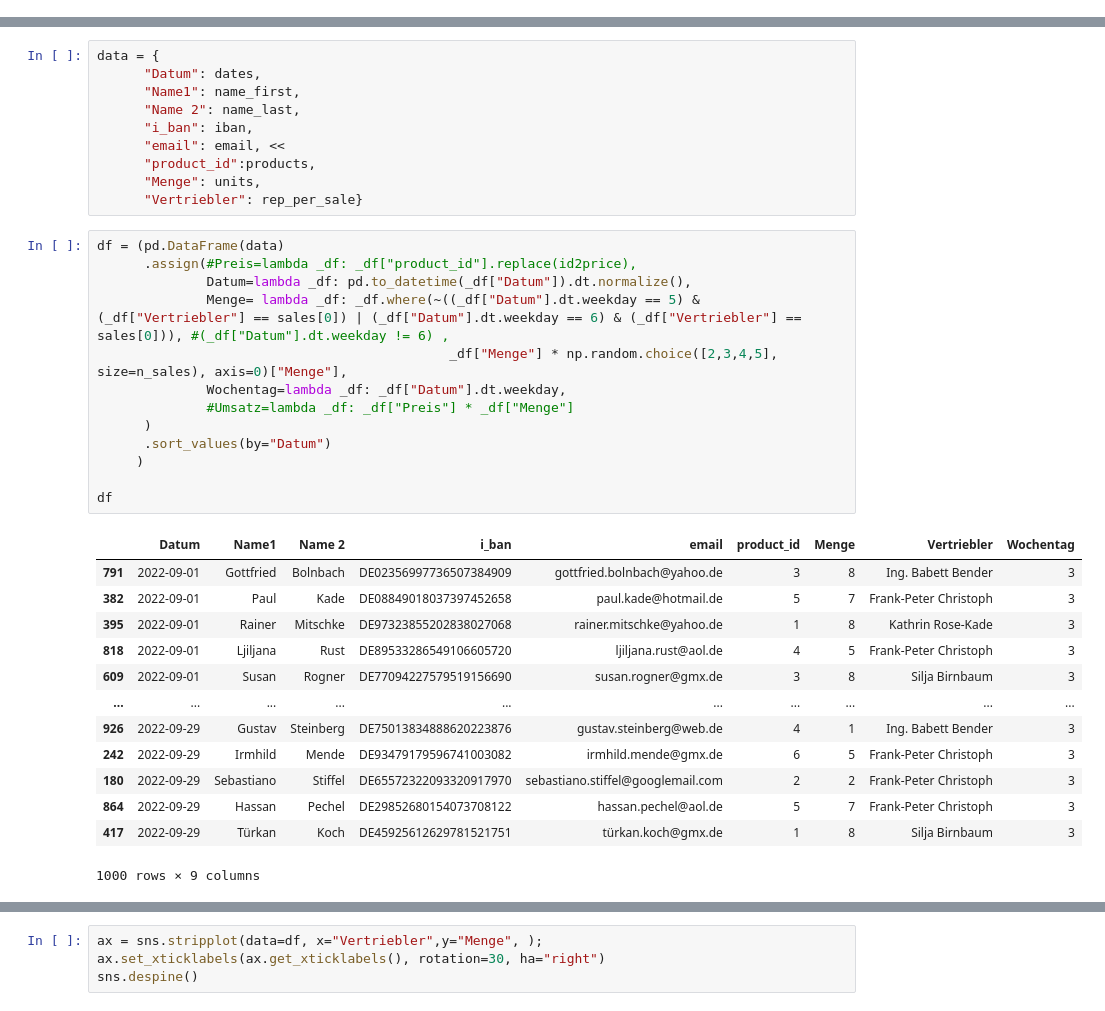
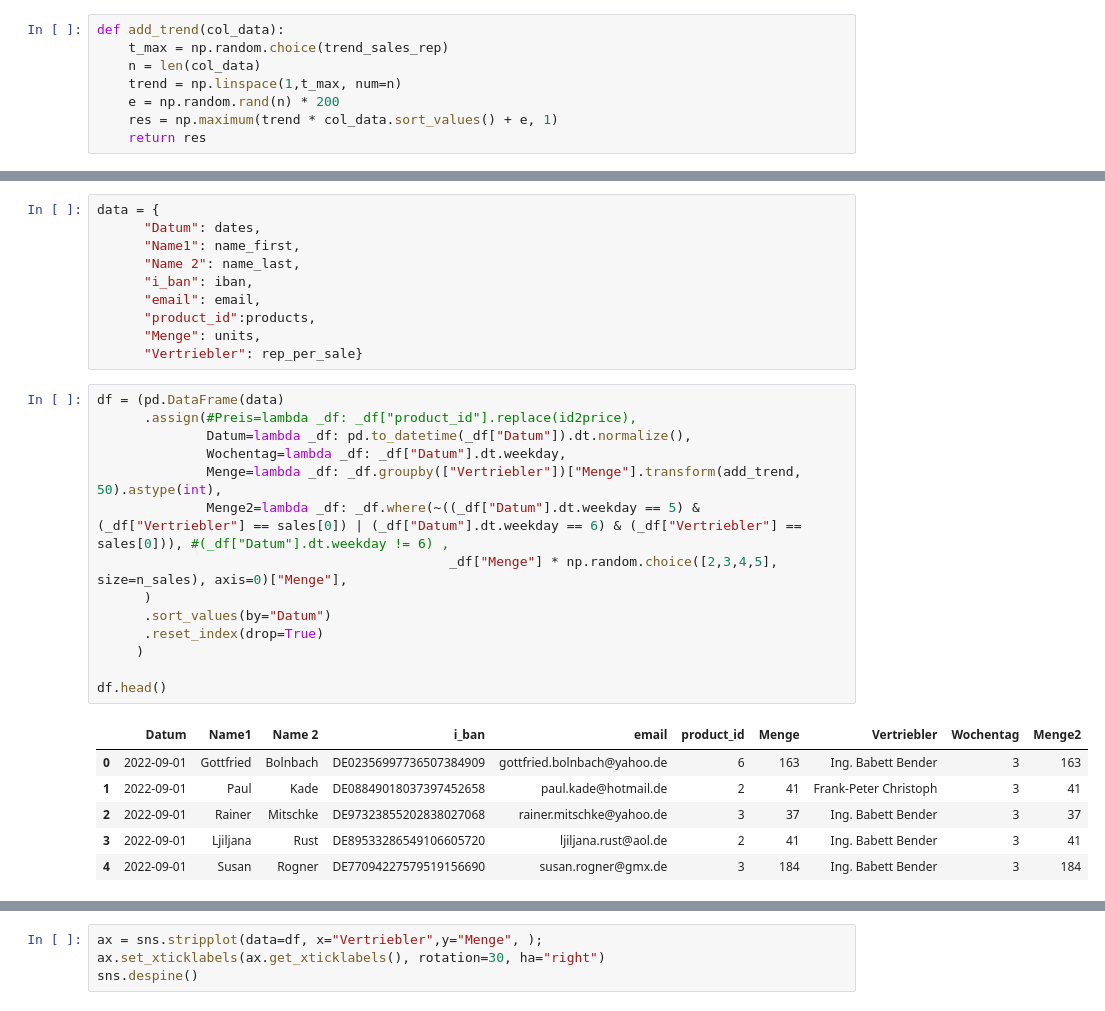
Before and after one commit to fredzett/Skript-Business-Analytics, a Jupyter notebook: sandbox.ipynb, the cells around one changed output, grey strips where cells are left out. Cells and saved outputs as stored; diff of their text form.

```diff
--- a/sandbox.ipynb
+++ b/sandbox.ipynb
@@ -15,0 +98,8 @@ import pandas as pd
+# %%
+def add_trend(col_data):
+    t_max = np.random.choice(trend_sales_rep)
+    n = len(col_data)
+    trend = np.linspace(1,t_max, num=n)
+    e = np.random.rand(n) * 200
+    res = np.maximum(trend * col_data.sort_values() + e, 1)
+    return res
@@ -51,34 +185,28 @@ data = {
       "Name1": name_first,
       "Name 2": name_last,
       "i_ban": iban,
-      "email": email, <<
+      "email": email,
       "product_id":products,
       "Menge": units,
       "Vertriebler": rep_per_sale}
 # %%
 df = (pd.DataFrame(data)
       .assign(#Preis=lambda _df: _df["product_id"].replace(id2price),
               Datum=lambda _df: pd.to_datetime(_df["Datum"]).dt.normalize(),
-              Menge= lambda _df: _df.where(~((_df["Datum"].dt.weekday == 5) & (_df["Vertriebler"] == sales[0]) | (_df["Datum"].dt.weekday == 6) & (_df["Vertriebler"] == sales[0])), #(_df["Datum"].dt.weekday != 6) ,
+              Wochentag=lambda _df: _df["Datum"].dt.weekday,
+              Menge=lambda _df: _df.groupby(["Vertriebler"])["Menge"].transform(add_trend, 50).astype(int),
+              Menge2=lambda _df: _df.where(~((_df["Datum"].dt.weekday == 5) & (_df["Vertriebler"] == sales[0]) | (_df["Datum"].dt.weekday == 6) & (_df["Vertriebler"] == sales[0])), #(_df["Datum"].dt.weekday != 6) ,
                                              _df["Menge"] * np.random.choice([2,3,4,5], size=n_sales), axis=0)["Menge"],
-              Wochentag=lambda _df: _df["Datum"].dt.weekday,
-              #Umsatz=lambda _df: _df["Preis"] * _df["Menge"]
       )
       .sort_values(by="Datum")
+      .reset_index(drop=True)
      )
 
-df
+df.head()
 # %% [output]
-|  | Datum | Name1 | Name 2 | i_ban | email | product_id | Menge | Vertriebler | Wochentag |
-| 791 | 2022-09-01 | Gottfried | Bolnbach | DE02356997736507384909 | gottfried.bolnbach@yahoo.de | 3 | 8 | Ing. Babett Bender | 3 |
-| 382 | 2022-09-01 | Paul | Kade | DE08849018037397452658 | paul.kade@hotmail.de | 5 | 7 | Frank-Peter Christoph | 3 |
-| 395 | 2022-09-01 | Rainer | Mitschke | DE97323855202838027068 | rainer.mitschke@yahoo.de | 1 | 8 | Kathrin Rose-Kade | 3 |
-| 818 | 2022-09-01 | Ljiljana | Rust | DE89533286549106605720 | ljiljana.rust@aol.de | 4 | 5 | Frank-Peter Christoph | 3 |
-| 609 | 2022-09-01 | Susan | Rogner | DE77094227579519156690 | susan.rogner@gmx.de | 3 | 8 | Silja Birnbaum | 3 |
-| ... | ... | ... | ... | ... | ... | ... | ... | ... | ... |
-| 926 | 2022-09-29 | Gustav | Steinberg | DE75013834888620223876 | gustav.steinberg@web.de | 4 | 1 | Ing. Babett Bender | 3 |
-| 242 | 2022-09-29 | Irmhild | Mende | DE93479179596741003082 | irmhild.mende@gmx.de | 6 | 5 | Frank-Peter Christoph | 3 |
-| 180 | 2022-09-29 | Sebastiano | Stiffel | DE65572322093320917970 | sebastiano.stiffel@googlemail.com | 2 | 2 | Frank-Peter Christoph | 3 |
-| 864 | 2022-09-29 | Hassan | Pechel | DE29852680154073708122 | hassan.pechel@aol.de | 5 | 7 | Frank-Peter Christoph | 3 |
-| 417 | 2022-09-29 | Türkan | Koch | DE45925612629781521751 | türkan.koch@gmx.de | 1 | 8 | Silja Birnbaum | 3 |
+|  | Datum | Name1 | Name 2 | i_ban | email | product_id | Menge | Vertriebler | Wochentag | Menge2 |
+| 0 | 2022-09-01 | Gottfried | Bolnbach | DE02356997736507384909 | gottfried.bolnbach@yahoo.de | 6 | 163 | Ing. Babett Bender | 3 | 163 |
+| 1 | 2022-09-01 | Paul | Kade | DE08849018037397452658 | paul.kade@hotmail.de | 2 | 41 | Frank-Peter Christoph | 3 | 41 |
+| 2 | 2022-09-01 | Rainer | Mitschke | DE97323855202838027068 | rainer.mitschke@yahoo.de | 3 | 37 | Ing. Babett Bender | 3 | 37 |
+| 3 | 2022-09-01 | Ljiljana | Rust | DE89533286549106605720 | ljiljana.rust@aol.de | 2 | 41 | Ing. Babett Bender | 3 | 41 |
+| 4 | 2022-09-01 | Susan | Rogner | DE77094227579519156690 | susan.rogner@gmx.de | 3 | 184 | Ing. Babett Bender | 3 | 184 |
-1000 rows × 9 columns
```
Also changed, not shown: parts of 25 cells of this notebook, 13 other files.
